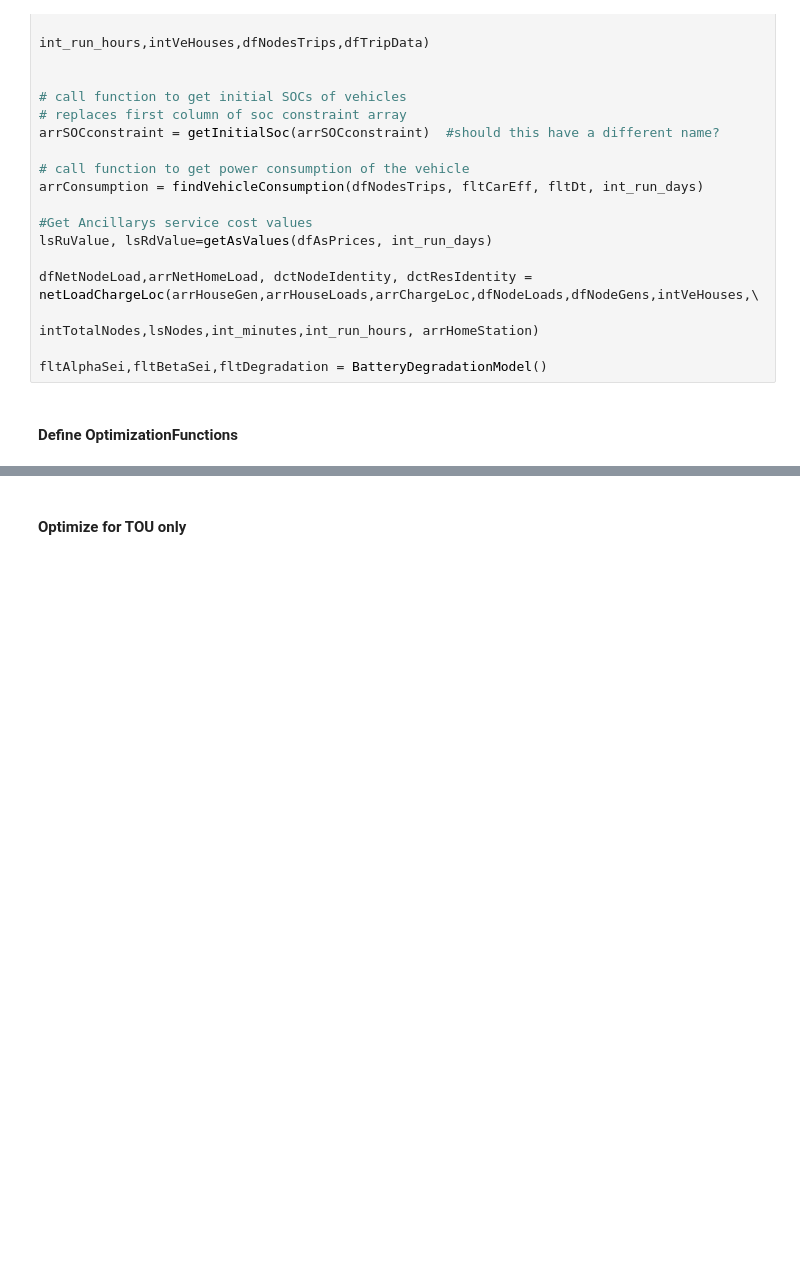
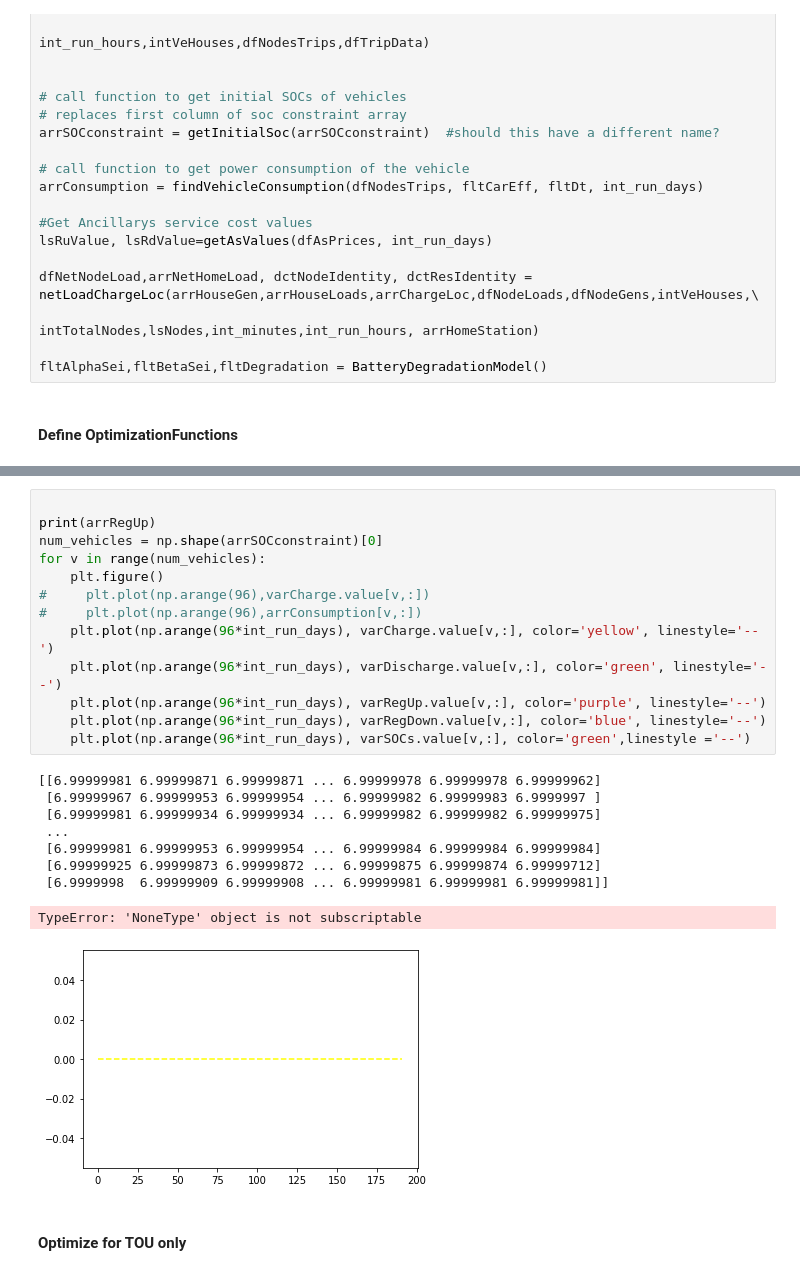
Before and after one commit to evgaston/BatterySystems, a Jupyter notebook: Simulation_Creation_111519.ipynb, the cells around one changed output, grey strips where cells are left out. Drawn from its saved outputs; the diff is of its cells as text; blank space fills up the shorter version.

```diff
--- a/Simulation_Creation_111519.ipynb
+++ b/Simulation_Creation_111519.ipynb
@@ -738,3 +762,26 @@ Text(0.5,1,'Regulation Up Capacity')
+# %%
+
+print(arrRegUp)
+num_vehicles = np.shape(arrSOCconstraint)[0]
+for v in range(num_vehicles):
+    plt.figure()
+#     plt.plot(np.arange(96),varCharge.value[v,:])
+#     plt.plot(np.arange(96),arrConsumption[v,:])
+    plt.plot(np.arange(96*int_run_days), varCharge.value[v,:], color='yellow', linestyle='--')
+    plt.plot(np.arange(96*int_run_days), varDischarge.value[v,:], color='green', linestyle='--')
+    plt.plot(np.arange(96*int_run_days), varRegUp.value[v,:], color='purple', linestyle='--')
+    plt.plot(np.arange(96*int_run_days), varRegDown.value[v,:], color='blue', linestyle='--')
+    plt.plot(np.arange(96*int_run_days), varSOCs.value[v,:], color='green',linestyle ='--')
+# %% [output]
+[[6.99999981 6.99999871 6.99999871 ... 6.99999978 6.99999978 6.99999962]
+ [6.99999967 6.99999953 6.99999954 ... 6.99999982 6.99999983 6.9999997 ]
+ [6.99999981 6.99999934 6.99999934 ... 6.99999982 6.99999982 6.99999975]
+ ...
+ [6.99999981 6.99999953 6.99999954 ... 6.99999984 6.99999984 6.99999984]
+ [6.99999925 6.99999873 6.99999872 ... 6.99999875 6.99999874 6.99999712]
+ [6.9999998  6.99999909 6.99999908 ... 6.99999981 6.99999981 6.99999981]]
+TypeError: 'NoneType' object is not subscriptable
+[figure, added]
 # %% [markdown]
 #### Optimize for TOU only
 # %% [markdown]
```
Also changed, not shown: parts of 13 cells of this notebook.
